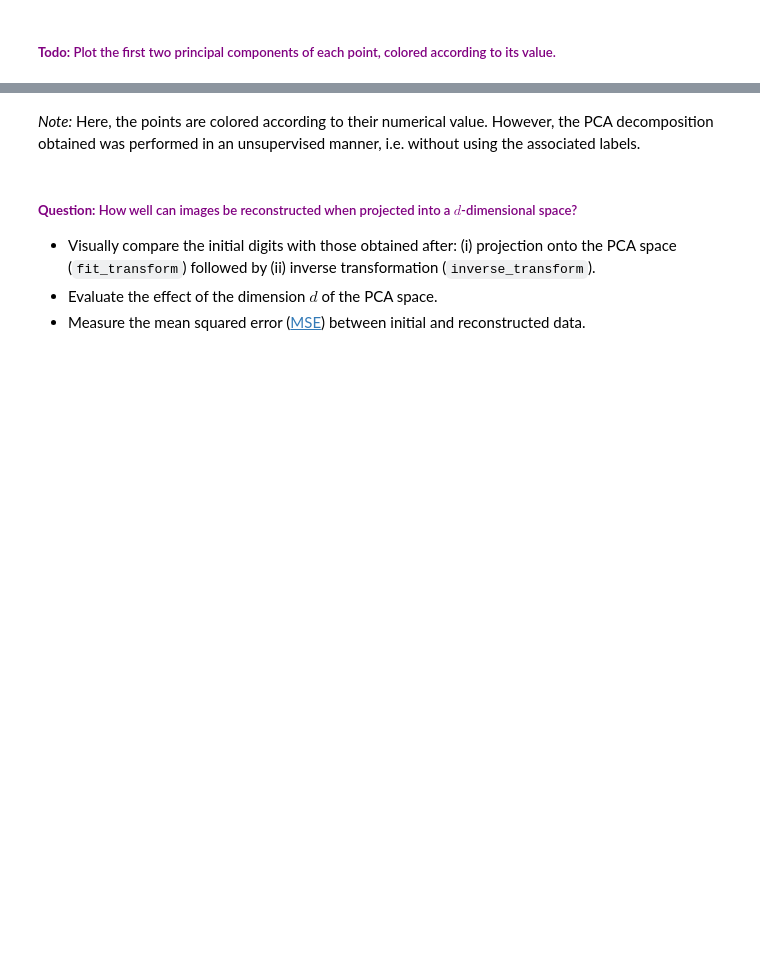
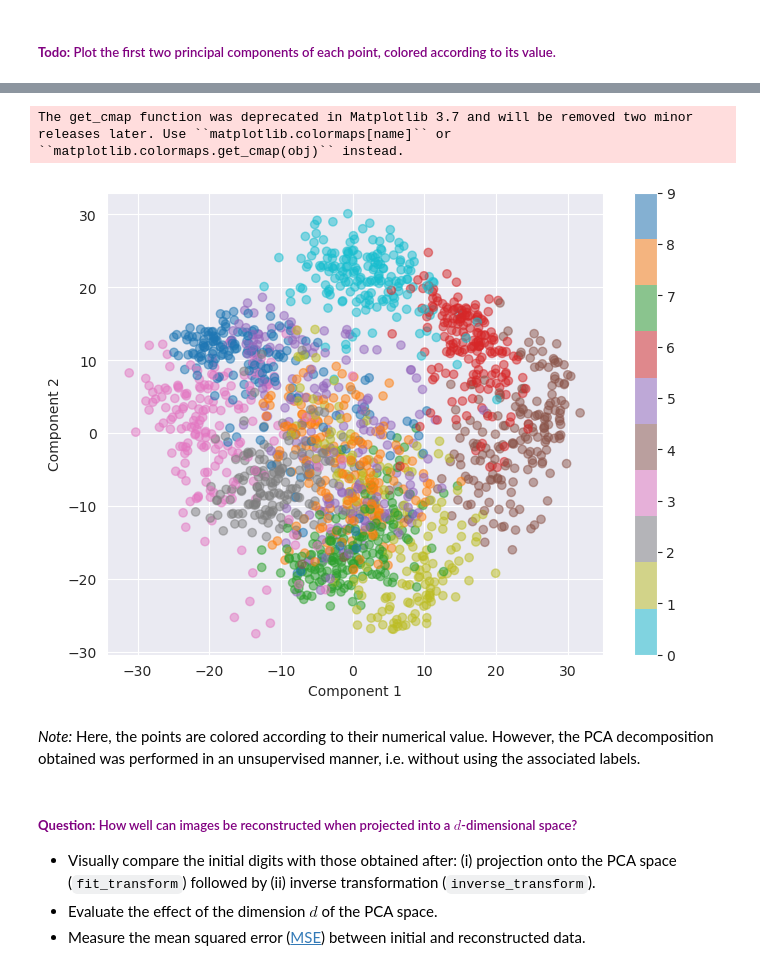
Before and after one commit to BMThi/DataAnalysis4A, a Jupyter notebook: Digits/TP_digits.ipynb, the cells around one changed output, grey strips where cells are left out. Saved outputs shown, nothing was run; the diff lists cells and outputs as text; code cells hidden in the pictures; blank space fills up the shorter version.

```diff
--- a/Digits/TP_digits.ipynb
+++ b/Digits/TP_digits.ipynb
@@ -68,0 +124,17 @@ from sklearn.decomposition import PCA
+# %%
+# %load solutions/pca_digits.py
+pca = PCA(2)  # projection from 64 to 2 dimensions
+
+projected = pca.fit_transform(digits.data)
+
+print('--- PCA ---')
+print('Initial dimension:', digits.data.shape)
+print('Dimension after projection:', projected.shape)
+
+print('')
+
+print('--- Explained variance ---')
+print('Component 1:', round(pca.explained_variance_[0],2), 'i.e.', round(100*pca.explained_variance_ratio_[0],2), '% of the total variance')
+print('Component 2:', round(pca.explained_variance_[1],2), 'i.e.', round(100*pca.explained_variance_ratio_[1],2), '% of the total variance')
+
+# print(pca.components_[:2])
@@ -77,3 +164,17 @@ from sklearn.decomposition import PCA
+# %%
+# %load solutions/scatter_digits.py
+plt.figure(figsize = (8, 6))
+plt.scatter(projected[:, 0], projected[:, 1],
+            c = digits.target, alpha = 0.5,
+            cmap = plt.cm.get_cmap('tab10_r', 10))
+
+plt.xlabel('Component 1')
+plt.ylabel('Component 2')
+plt.colorbar()
+plt.show()
+# %% [output]
+The get_cmap function was deprecated in Matplotlib 3.7 and will be removed two minor releases later. Use ``matplotlib.colormaps[name]`` or ``matplotlib.colormaps.get_cmap(obj)`` instead.
+[figure, added]
 # %% [markdown]
 _Note:_ Here, the points are colored according to their numerical value. However, the PCA decomposition obtained was performed in an unsupervised manner, i.e. without using the associated labels.
 # %% [markdown]
```
Also changed, not shown: parts of 29 cells of this notebook, 5 other files.
